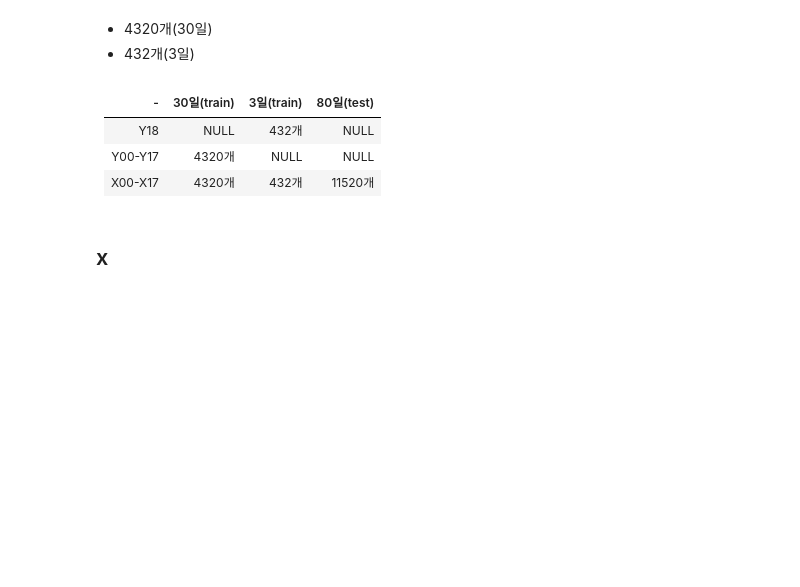
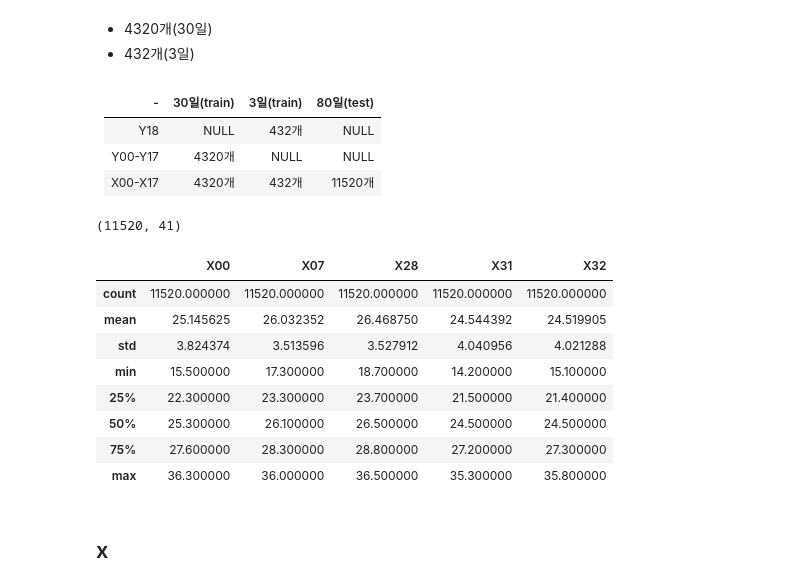
Before and after one commit to YunjinPark/dacon_temperature_forecasts, a Jupyter notebook: linear.ipynb, the cells around one changed output. Cells and saved outputs as stored; diff of their text form; code cells hidden in the pictures; blank space fills up the shorter version.

```diff
--- a/linear.ipynb
+++ b/linear.ipynb
@@ -98,6 +142,23 @@ df.shape
 |X00-X17|4320개|432개|11520개|
 # %%
 n = 4320
+# %%
+df_test = pd.read_csv('./data/test.csv')
+df_test.shape
+# %% [output]
+(11520, 41)
+# %%
+df_test[feat_temp].describe()
+# %% [output]
+|  | X00 | X07 | X28 | X31 | X32 |
+| count | 11520.000000 | 11520.000000 | 11520.000000 | 11520.000000 | 11520.000000 |
+| mean | 25.145625 | 26.032352 | 26.468750 | 24.544392 | 24.519905 |
+| std | 3.824374 | 3.513596 | 3.527912 | 4.040956 | 4.021288 |
+| min | 15.500000 | 17.300000 | 18.700000 | 14.200000 | 15.100000 |
+| 25% | 22.300000 | 23.300000 | 23.700000 | 21.500000 | 21.400000 |
+| 50% | 25.300000 | 26.100000 | 26.500000 | 24.500000 | 24.500000 |
+| 75% | 27.600000 | 28.300000 | 28.800000 | 27.200000 | 27.300000 |
+| max | 36.300000 | 36.000000 | 36.500000 | 35.300000 | 35.800000 |
 # %% [markdown]
 ## x
 # %% [markdown]
```
Also changed, not shown: parts of 36 cells of this notebook.
